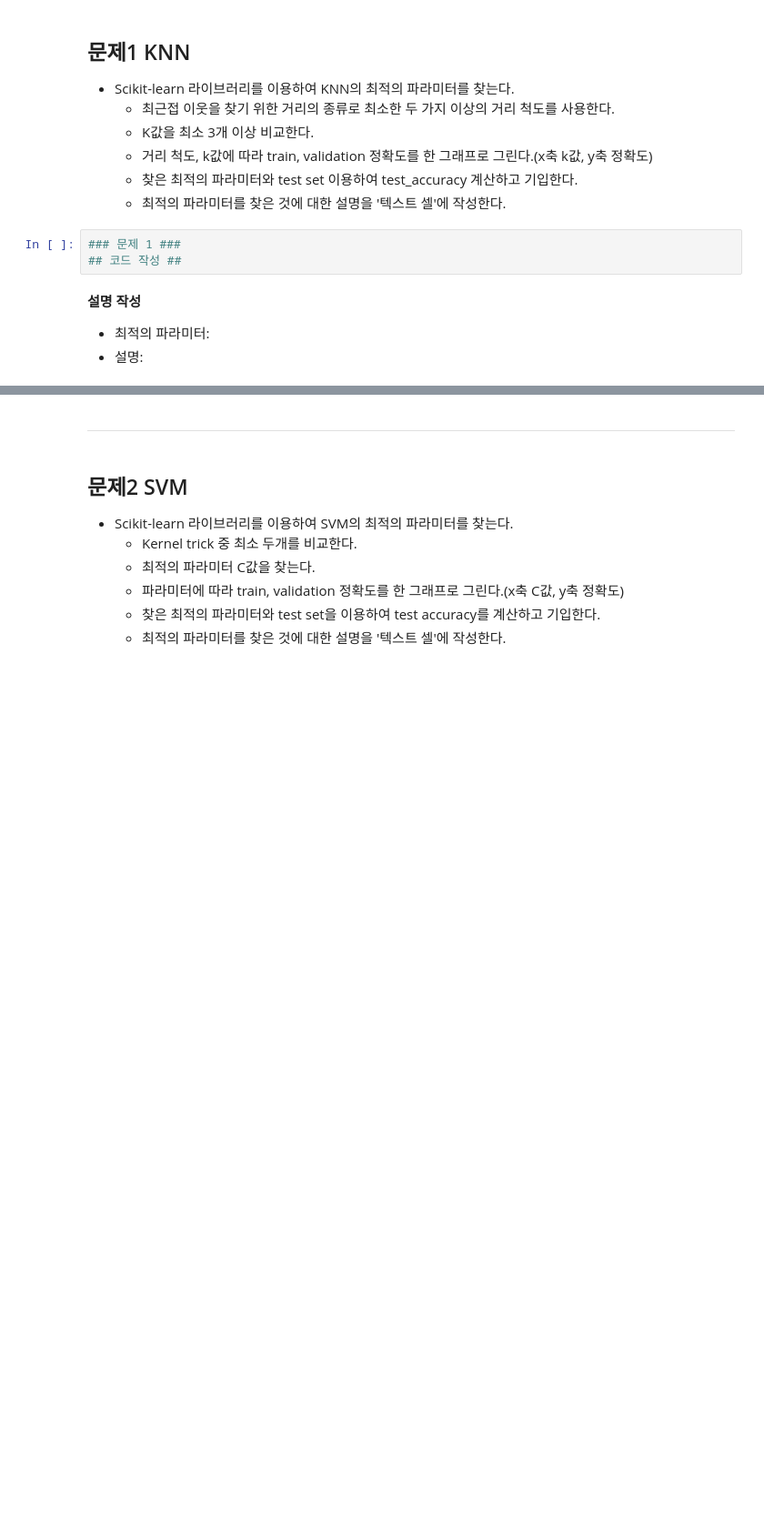
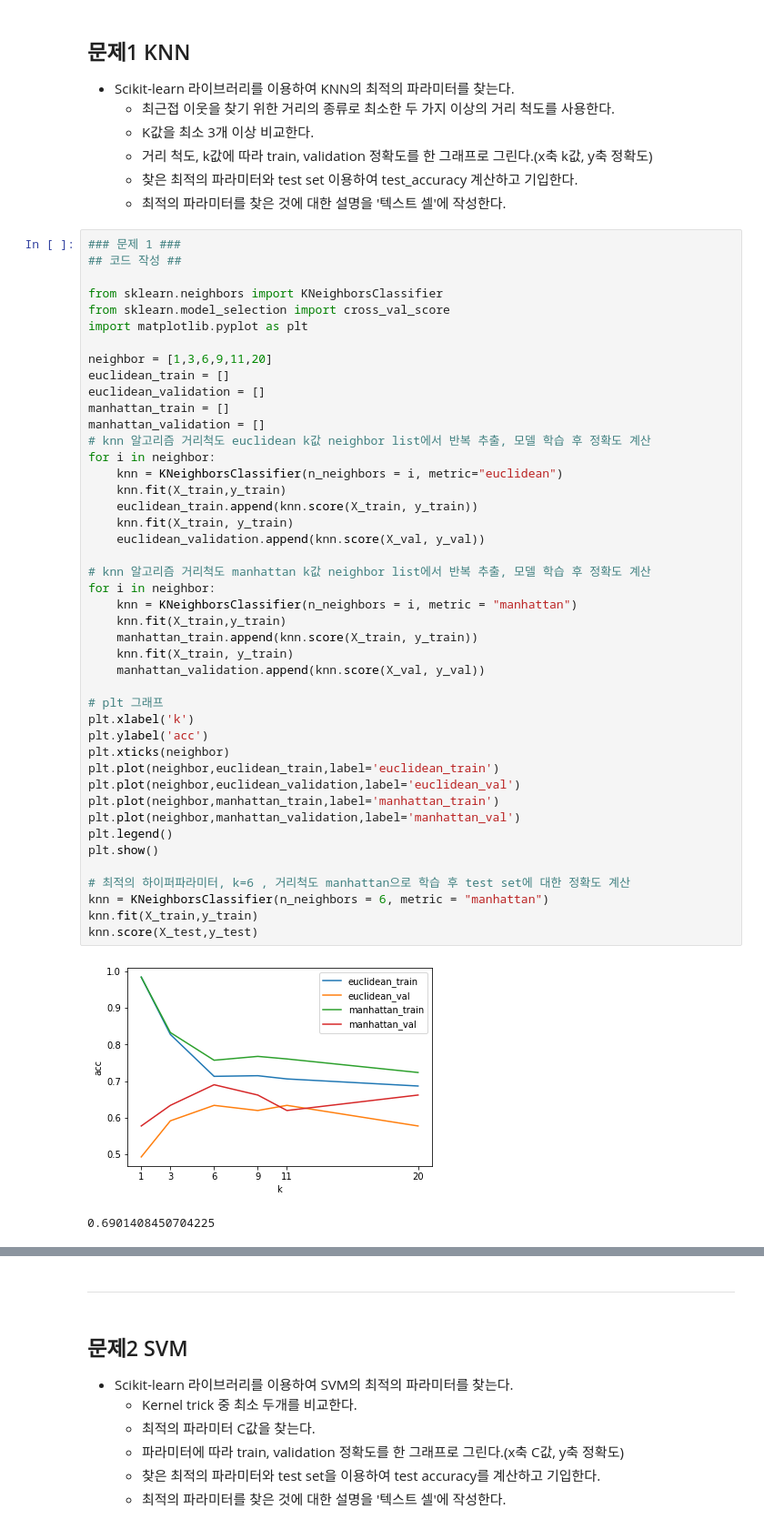
Before and after one commit to skck0226/2022S-ML, a Jupyter notebook: HW3_ipynb의_사본.ipynb, the cells around one changed output, grey strips where cells are left out. Shown: that part at 91% size. Saved outputs shown, nothing was run; the diff lists cells and outputs as text; blank space fills up the shorter version.

```diff
--- a/HW3_ipynb의_사본.ipynb
+++ b/HW3_ipynb의_사본.ipynb
@@ -75,10 +70,50 @@ y_test's shape :  (71,)
     - 거리 척도, k값에 따라 train, validation 정확도를 한 그래프로 그린다.(x축 k값, y축 정확도)
     - 찾은 최적의 파라미터와 test set 이용하여 test_accuracy 계산하고 기입한다.
     - 최적의 파라미터를 찾은 것에 대한 설명을 '텍스트 셀'에 작성한다.
-# %%
-### 문제 1 ###
-## 코드 작성 ##
-# %% [markdown]
-**설명 작성**
-- 최적의 파라미터:
-- 설명:
+# %%
+### 문제 1 ###
+## 코드 작성 ##
+
+from sklearn.neighbors import KNeighborsClassifier
+from sklearn.model_selection import cross_val_score
+import matplotlib.pyplot as plt
+
+neighbor = [1,3,6,9,11,20]
+euclidean_train = []
+euclidean_validation = []
+manhattan_train = []
+manhattan_validation = []
+# knn 알고리즘 거리척도 euclidean k값 neighbor list에서 반복 추출, 모델 학습 후 정확도 계산
+for i in neighbor:
+    knn = KNeighborsClassifier(n_neighbors = i, metric="euclidean")
+    knn.fit(X_train,y_train)
+    euclidean_train.append(knn.score(X_train, y_train))
+    knn.fit(X_train, y_train)
+    euclidean_validation.append(knn.score(X_val, y_val))
+
+# knn 알고리즘 거리척도 manhattan k값 neighbor list에서 반복 추출, 모델 학습 후 정확도 계산
+for i in neighbor:
+    knn = KNeighborsClassifier(n_neighbors = i, metric = "manhattan")
+    knn.fit(X_train,y_train)
+    manhattan_train.append(knn.score(X_train, y_train))
+    knn.fit(X_train, y_train)
+    manhattan_validation.append(knn.score(X_val, y_val))
+
+# plt 그래프
+plt.xlabel('k')
+plt.ylabel('acc')
+plt.xticks(neighbor)
+plt.plot(neighbor,euclidean_train,label='euclidean_train')
+plt.plot(neighbor,euclidean_validation,label='euclidean_val')
+plt.plot(neighbor,manhattan_train,label='manhattan_train')
+plt.plot(neighbor,manhattan_validation,label='manhattan_val')
+plt.legend()
+plt.show()
+
+# 최적의 하이퍼파라미터, k=6 , 거리척도 manhattan으로 학습 후 test set에 대한 정확도 계산
+knn = KNeighborsClassifier(n_neighbors = 6, metric = "manhattan")
+knn.fit(X_train,y_train)
+knn.score(X_test,y_test)
+# %% [output]
+[figure, added]
+0.6901408450704225
```
Also changed, not shown: parts of 35 cells of this notebook.
